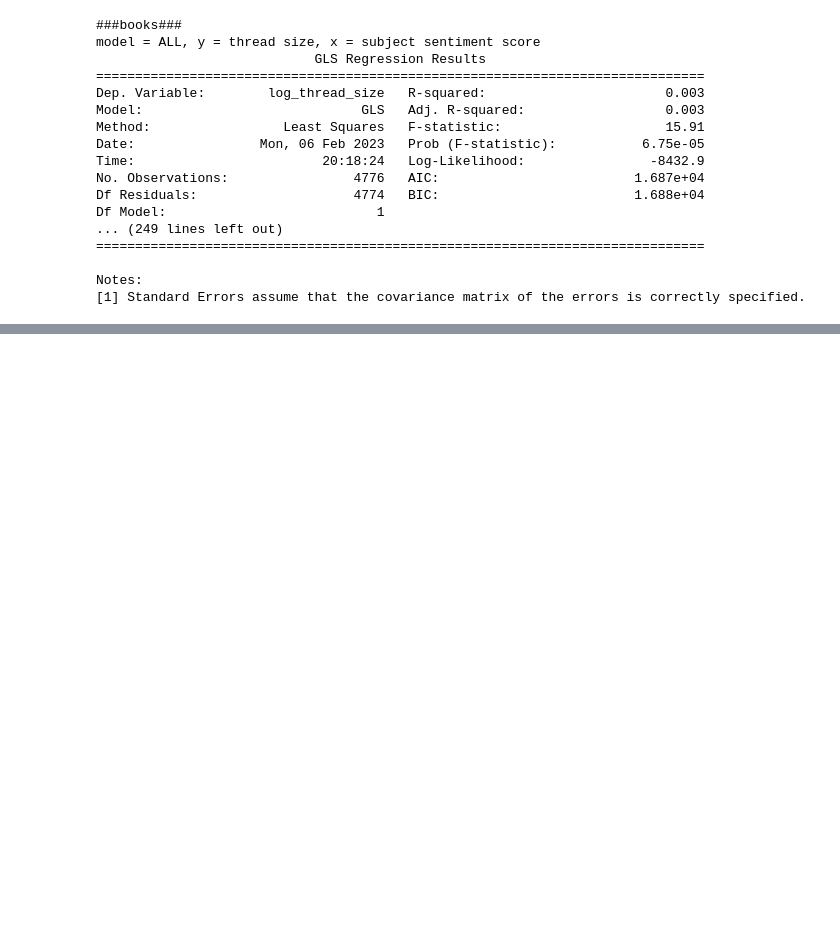
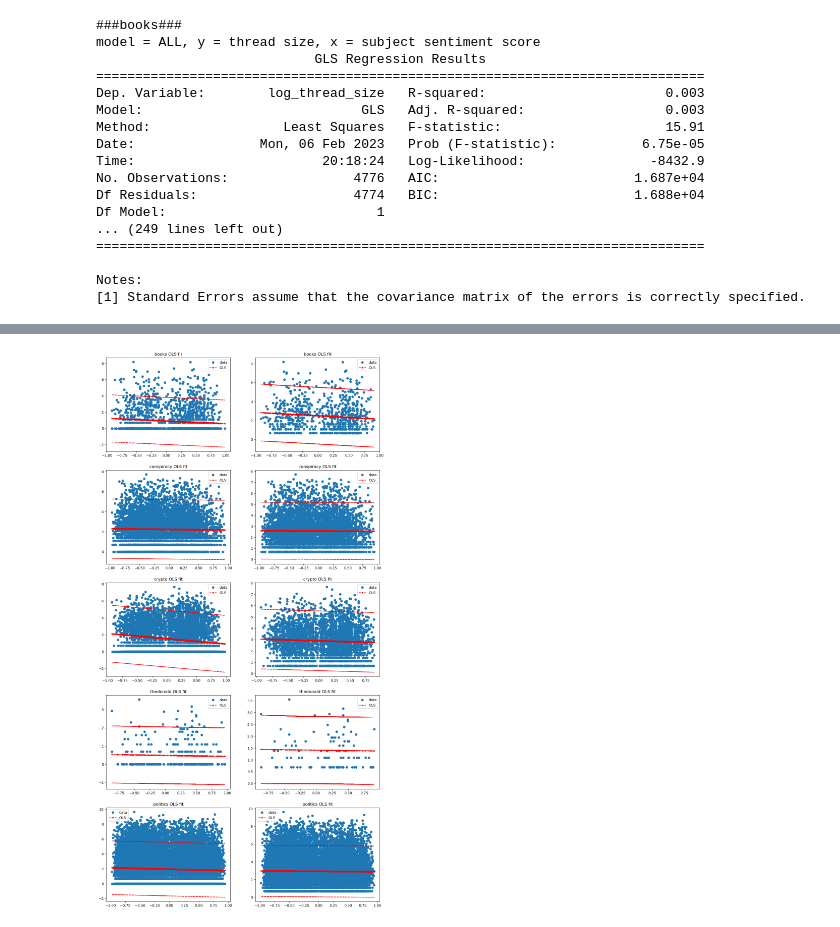
Before and after one commit to caralynch/reddit_analyses, a Jupyter notebook: 9_regression.ipynb, the cells around one changed output, grey strips where cells are left out. Drawn from its saved outputs; the diff is of its cells as text; code cells hidden in the pictures; blank space fills up the shorter version.

```diff
--- a/9_regression.ipynb
+++ b/9_regression.ipynb
@@ -356,0 +446,42 @@ NameError: name 'regression_thread_data' is not defined
+# %%
+fig, axes = plt.subplots(5,2, figsize=(14, 28))
+
+i = 0
+
+for key in non_neutral_thread_size_model:
+    pred_ols = non_neutral_thread_size_model[key].get_prediction()
+    # conf intervals
+    iv_l = pred_ols.summary_frame()["obs_ci_lower"]
+    iv_u = pred_ols.summary_frame()["obs_ci_upper"]
+    x = log_thread_size_X[key].subject_sentiment_score
+    y = log_thread_size_y[key].log_thread_size
+    fitted_vals = non_neutral_thread_size_model[key].fittedvalues
+
+    axes[i, 0].plot(x, y, "o", label="data")
+    #axes[i, 0].plot(x, y_true, "b-", label="True")
+    axes[i, 0].plot(x, fitted_vals, "r--.", label="OLS")
+    axes[i, 0].plot(x, iv_u, "r--")
+    axes[i, 0].plot(x, iv_l, "r--")
+    axes[i, 0].legend(loc="best")
+    axes[i, 0].set_title(f'{key} OLS fit')
+
+
+    pred_ols = non_neutral_successful_thread_size_model[key].get_prediction()
+    iv_l = pred_ols.summary_frame()["obs_ci_lower"]
+    iv_u = pred_ols.summary_frame()["obs_ci_upper"]
+    x = log_successful_thread_size_X[key].subject_sentiment_score
+    y = log_successful_thread_size_y[key].log_thread_size
+    fitted_vals = non_neutral_successful_thread_size_model[key].fittedvalues
+
+    axes[i, 1].plot(x, y, "o", label="data")
+    #axes[i,1].plot(x, y_true, "b-", label="True")
+    axes[i, 1].plot(x, fitted_vals, "r--.", label="OLS")
+    axes[i, 1].plot(x, iv_u, "r--")
+    axes[i, 1].plot(x, iv_l, "r--")
+    axes[i, 1].legend(loc="best")
+    axes[i, 1].set_title(f'{key} OLS fit')
+
+    i += 1
+plt.show()
+# %% [output]
+[figure, added]
```
Also changed, not shown: parts of 41 cells of this notebook, 5 other files.
